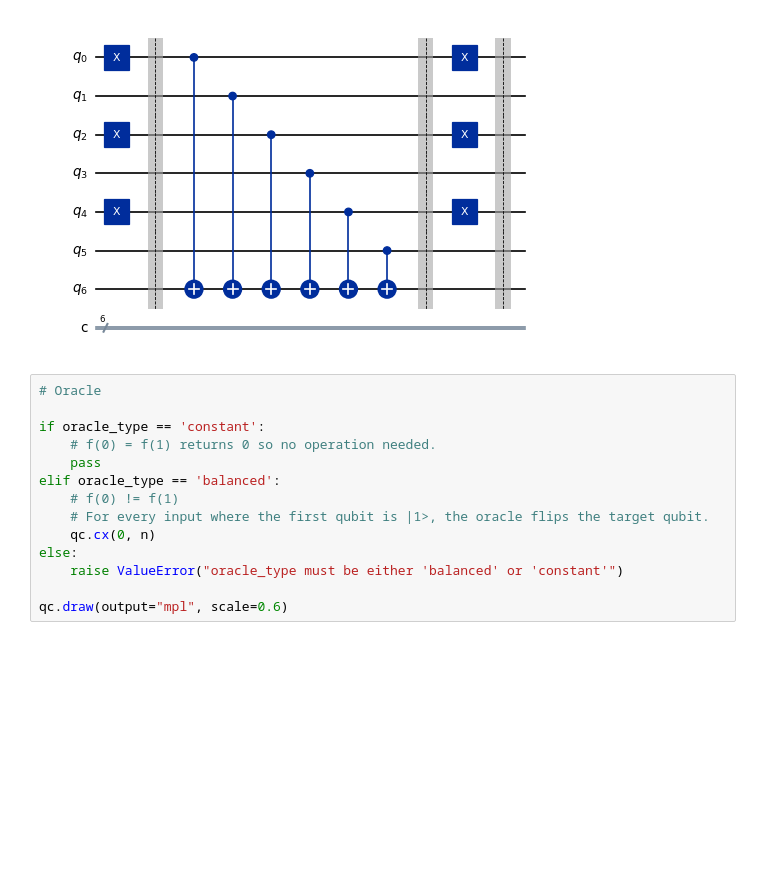
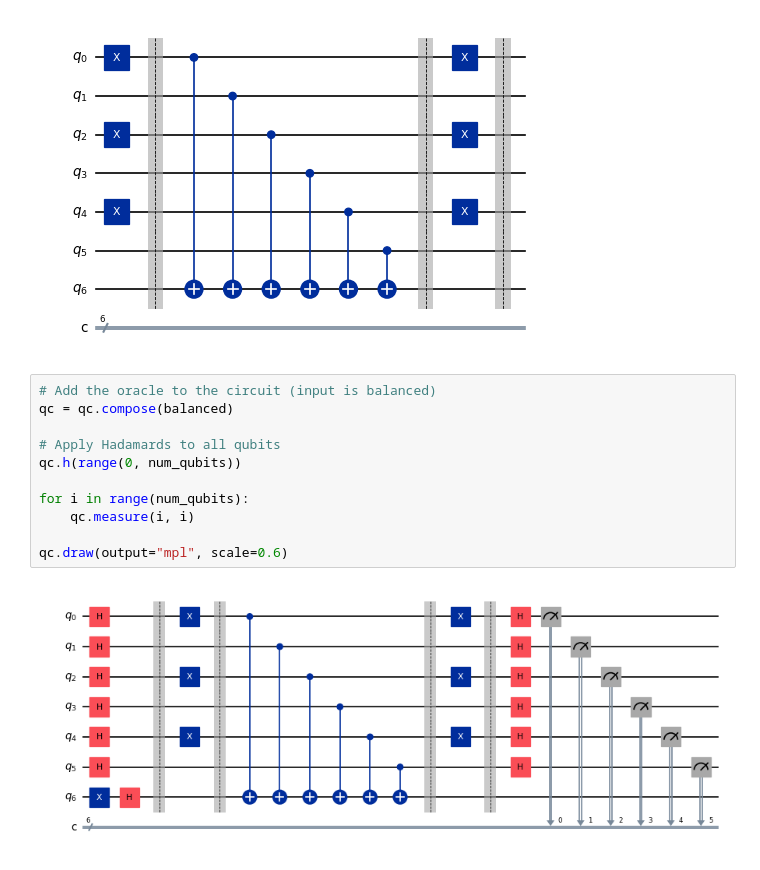
Before and after one commit to matttavares9/CSCI4961_labs_projects, a Jupyter notebook: Modules/Algorithms/Deutschs/deutschs.ipynb, the cells around one changed output. Cells and saved outputs as stored; diff of their text form; blank space fills up the shorter version.

```diff
--- a/Modules/Algorithms/Deutschs/deutschs.ipynb
+++ b/Modules/Algorithms/Deutschs/deutschs.ipynb
@@ -207,17 +204,16 @@ balanced.barrier()
 balanced.draw(output="mpl", scale=0.6)
 # %% [output]
 [figure]
-# %%
-# Oracle
-
-if oracle_type == 'constant':
-    # f(0) = f(1) returns 0 so no operation needed.
-    pass
-elif oracle_type == 'balanced':
-    # f(0) != f(1)
-    # For every input where the first qubit is |1>, the oracle flips the target qubit.
-    qc.cx(0, n)
-else:
-    raise ValueError("oracle_type must be either 'balanced' or 'constant'")
-
-qc.draw(output="mpl", scale=0.6)
+# %%
+# Add the oracle to the circuit (input is balanced)
+qc = qc.compose(balanced)
+
+# Apply Hadamards to all qubits
+qc.h(range(0, num_qubits))
+
+for i in range(num_qubits):
+    qc.measure(i, i)
+
+qc.draw(output="mpl", scale=0.6)
+# %% [output]
+[figure, added]
```
Also changed, not shown: parts of 3 cells of this notebook.
